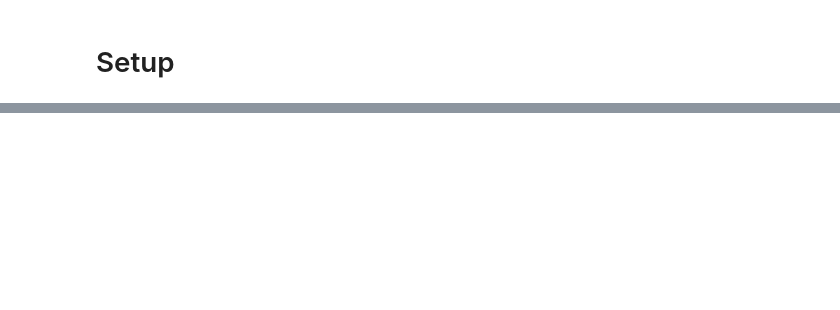
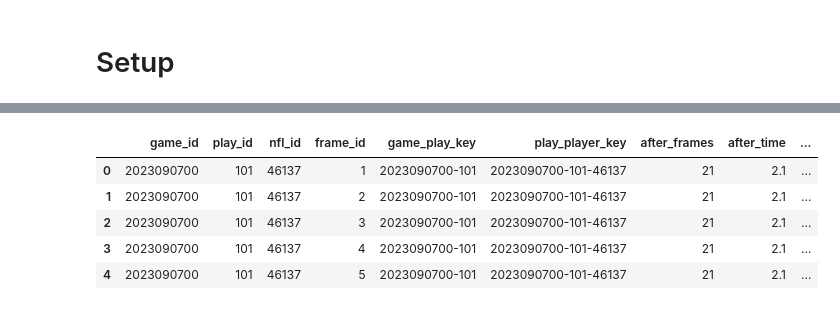
Before and after one commit to rjf2022/nfl-big-data-bowl, a Jupyter notebook: Defender Analysis.ipynb, the cells around one changed output, grey strips where cells are left out. Cells and saved outputs as stored; diff of their text form; code cells hidden in the pictures; blank space fills up the shorter version.

```diff
--- a/Defender Analysis.ipynb
+++ b/Defender Analysis.ipynb
@@ -13,0 +50,18 @@ C:\Users\rjfis\OneDrive - Richard Fischer\Documents\NFL Big Data Bowl\Data\nfl-b
+# %%
+# import the data
+def import_playdata(weeknum):
+
+    # read in the dataframes
+    df1 = pd.read_csv(f"{folder_path}//train//input_2023_w{weeknum:02}.csv")
+    df2 = pd.read_csv(f"{folder_path}//train//output_2023_w{weeknum:02}.csv")
+
+    # create the keys
+    df1["game_play_key"] = df1["game_id"].astype(str) + "-" + df1["play_id"].astype(str)
+    df2["game_play_key"] = df2["game_id"].astype(str) + "-" + df2["play_id"].astype(str)
+    df1["play_player_key"] = df1["game_play_key"] + "-" + df1["nfl_id"].astype(str)
+    df2["play_player_key"] = df2["game_play_key"] + "-" + df2["nfl_id"].astype(str)
+
+    return df1, df2
+
+# df1, df2 = import_playdata(1)
+# df2.head()
@@ -13,0 +70,68 @@ C:\Users\rjfis\OneDrive - Richard Fischer\Documents\NFL Big Data Bowl\Data\nfl-b
+# %%
+# add metadata for each play
+def add_play_metadata(df1, df2):
+
+    # get the ending frames for each play
+    df1_ends = df1.groupby("game_play_key")["frame_id"].max().reset_index().rename(columns={"frame_id": "before_frames"})
+    df2_ends = df2.groupby("game_play_key")["frame_id"].max().reset_index().rename(columns={"frame_id": "after_frames"})
+    df1 = df1.merge(df1_ends, on = "game_play_key", how = "left")
+    df2 = df2.merge(df2_ends, on = "game_play_key", how = "left")
+    df1["before_time"] = df1["before_frames"] / 10
+    df2["after_time"] = df2["after_frames"] / 10
+
+    # calculate the difference in x from start to end for each player
+    df1_start = df1.loc[df1["frame_id"] == 1][["play_player_key", "game_play_key", "x"]].rename(columns={"x": "start_x"})
+    df2_start = df2.loc[df2["frame_id"] == 1][["play_player_key", "game_play_key", "x"]].rename(columns={"x": "end_x"})
+    df_starts = df1_start.merge(df2_start, on = ["play_player_key", "game_play_key"], how = "inner")
+    df_starts["xdelta"] = df_starts["end_x"] - df_starts["start_x"]
+
+    # calculate if the play was going left or right (from the sideline perspective)
+    df_avg = df_starts.groupby("game_play_key")["xdelta"].mean().reset_index().rename(columns={"xdelta": "avg_xdelta"})
+    df_avg["play_direction"] = np.where(df_avg["avg_xdelta"] > 0, "right", "left")
+    df_avg["flip_y"] = np.where(df_avg["play_direction"] == "left", True, False)
+
+    # merge everything together
+    df1 = df1.merge(df_avg[["game_play_key", "play_direction", "flip_y"]], on = "game_play_key", how = "left")
+    df2 = df2.merge(df_avg[["game_play_key", "play_direction", "flip_y"]], on = "game_play_key", how = "left")
+
+    # transform the coordinates and angles
+    df1["x_new"] = calc_new_x(df1, "y")
+    df1["y_new"] = calc_new_y(df1, "x")
+    df1["o_new"] = calc_new_angle(df1, "o")
+    df1["dir_new"] = calc_new_angle(df1, "dir")
+    df1["ball_land_x_new"] = calc_new_x(df1, "ball_land_y")
+    df1["ball_land_y_new"] = calc_new_y(df1, "ball_land_x")
+    df2["x_new"] = calc_new_x(df2, "y")
+    df2["y_new"] = calc_new_y(df2, "x")
+
+    # rename the position columns
+    df1 = (
+        df1.drop(columns=["x", "y", "o", "dir", "ball_land_x", "ball_land_y"])
+        .rename(columns={"x_new": "x", "y_new": "y", "o_new": "o", "dir_new": "dir", "ball_land_x_new": "ball_land_x", "ball_land_y_new": "ball_land_y"})
+    )
+    df2 = df2.drop(columns=["x", "y"]).rename(columns={"x_new": "x", "y_new": "y"})
+
+    # get the center of the play
+    df_plays = (
+        df1[(df1['player_position'] == 'QB') & (df1['frame_id'] == 1)]
+        [['game_play_key', 'y']]
+        .rename(columns={'y': 'qb_y'})
+    )
+
+    # merge to df1 and df2
+    df1 = df1.merge(df_plays, on = "game_play_key", how = "left")
+    df2 = df2.merge(df_plays, on = "game_play_key", how = "left")
+
+    return df1, df2
+
+# test the function
+df1, df2 = import_playdata(1)
+df1, df2 = add_play_metadata(df1, df2)
+df2.head()
+# %% [output]
+|  | game_id | play_id | nfl_id | frame_id | game_play_key | play_player_key | after_frames | after_time | ... |
+| 0 | 2023090700 | 101 | 46137 | 1 | 2023090700-101 | 2023090700-101-46137 | 21 | 2.1 | ... |
+| 1 | 2023090700 | 101 | 46137 | 2 | 2023090700-101 | 2023090700-101-46137 | 21 | 2.1 | ... |
+| 2 | 2023090700 | 101 | 46137 | 3 | 2023090700-101 | 2023090700-101-46137 | 21 | 2.1 | ... |
+| 3 | 2023090700 | 101 | 46137 | 4 | 2023090700-101 | 2023090700-101-46137 | 21 | 2.1 | ... |
+| 4 | 2023090700 | 101 | 46137 | 5 | 2023090700-101 | 2023090700-101-46137 | 21 | 2.1 | ... |
```
Also changed, not shown: parts of 29 cells of this notebook, 3 other files.
